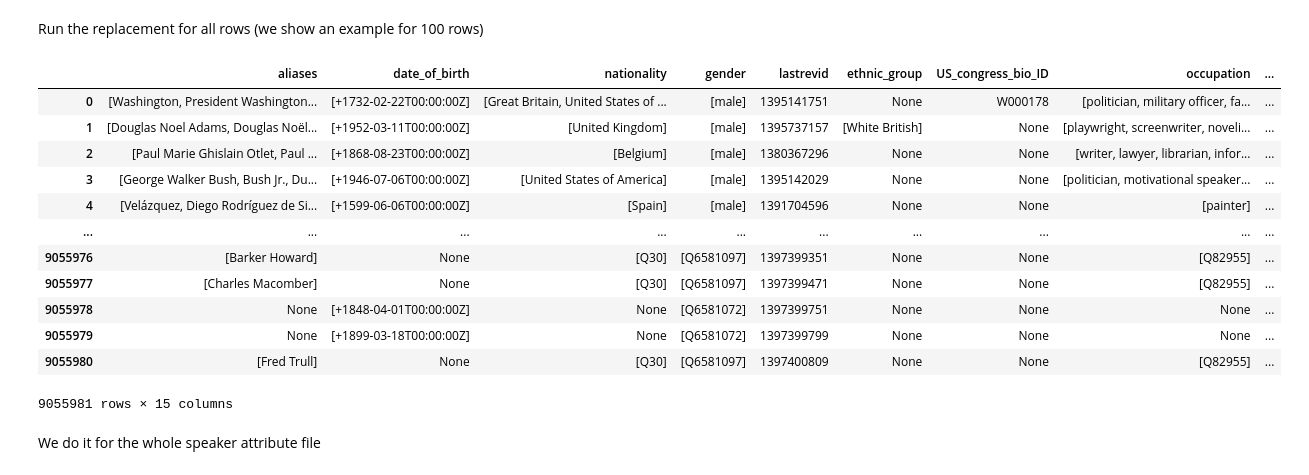
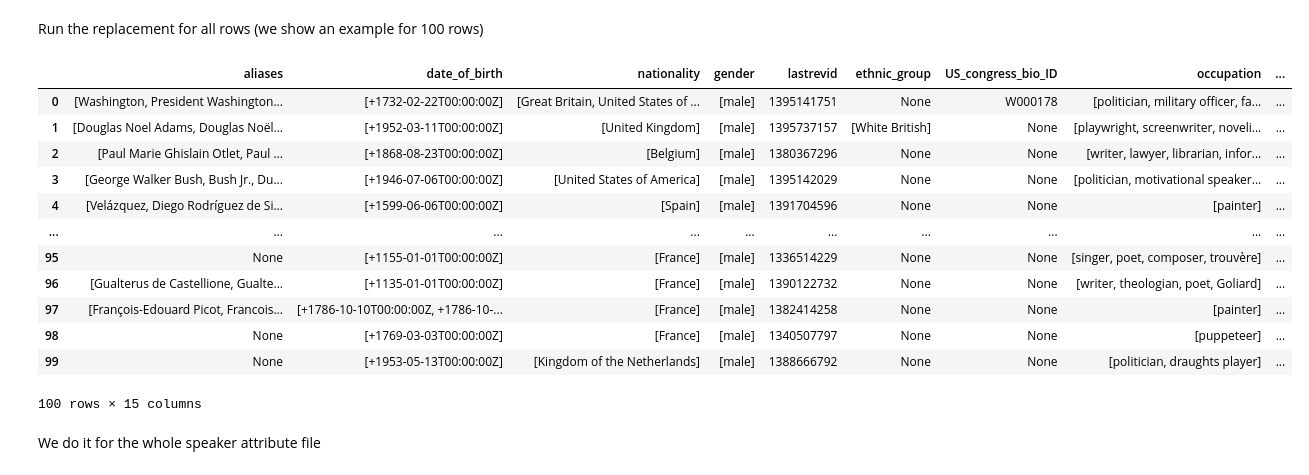
Before and after one commit to lucarossi9/Applied-Data-Analysis-project, a Jupyter notebook: data_transformation_notebooks/Transform special attributes.ipynb, the cells around one changed output. Saved outputs shown, nothing was run; the diff lists cells and outputs as text; code cells hidden in the pictures.

Commit message:
Refactored fors from transform special attributes

```diff
--- a/data_transformation_notebooks/Transform special attributes.ipynb
+++ b/data_transformation_notebooks/Transform special attributes.ipynb
@@ -9,7 +9,7 @@ Load the parquet dataframe with attributes of each author
 # %%
 speaker_attributes = pd.read_parquet("../data/speaker_attributes.parquet")
 
-QID_columns = ["nationality", "gender", "ethnic_group", "occupation", "party", "candidacy", "religion", "academic_degree", "id"]
+QID_columns = ["nationality", "gender", "ethnic_group", "occupation", "party", "candidacy", "religion", "academic_degree"]
 
 speaker_attributes
 # %% [output]
@@ -52,7 +52,11 @@ Transform speaker attributes functions
 # %%
 # Given QID gets the value for it
 def get_QID_value(QID):
-    return conversion_QID.loc[QID]["Label"]
+    try:
+        val = conversion_QID.loc[QID]["Label"]
+    except:
+        val = None
+    return val
 
 def get_QID_value_remote(QID):
     entity = client.get(QID, load = True)
@@ -69,30 +65,26 @@ def replace_QID_by_value(df, row, QID_columns):
-# %%
-def replace_QID_by_value_for_rows(df, rows, QID_columns):
-    import concurrent.futures
-    executor = concurrent.futures.ThreadPoolExecutor(30)
-    for row in rows:
-        executor.submit(replace_QID_by_value, df, row, QID_columns)
-    executor.shutdown()
+# %%
+def replace_QID_by_value_for_rows(df, QID_columns):
+    return df.apply(lambda x: x.transform(lambda y: [get_QID_value(qid) for qid in y] if (y is not None) else y) if (x.name in QID_columns) else x, axis=0)
 # %% [markdown]
 Run the replacement for all rows (we show an example for 100 rows)
 # %%
-replace_QID_by_value_for_rows(speaker_attributes, range(100), QID_columns)
+result = replace_QID_by_value_for_rows(speaker_attributes[:100], QID_columns)
 
-speaker_attributes
+result
 # %% [output]
 |  | aliases | date_of_birth | nationality | gender | lastrevid | ethnic_group | US_congress_bio_ID | occupation | ... |
 | 0 | [Washington, President Washington... | [+1732-02-22T00:00:00Z] | [Great Britain, United States of ... | [male] | 1395141751 | None | W000178 | [politician, military officer, fa... | ... |
 | 1 | [Douglas Noel Adams, Douglas Noël... | [+1952-03-11T00:00:00Z] | [United Kingdom] | [male] | 1395737157 | [White British] | None | [playwright, screenwriter, noveli... | ... |
 | 2 | [Paul Marie Ghislain Otlet, Paul ... | [+1868-08-23T00:00:00Z] | [Belgium] | [male] | 1380367296 | None | None | [writer, lawyer, librarian, infor... | ... |
 | 3 | [George Walker Bush, Bush Jr., Du... | [+1946-07-06T00:00:00Z] | [United States of America] | [male] | 1395142029 | None | None | [politician, motivational speaker... | ... |
 | 4 | [Velázquez, Diego Rodríguez de Si... | [+1599-06-06T00:00:00Z] | [Spain] | [male] | 1391704596 | None | None | [painter] | ... |
 | ... | ... | ... | ... | ... | ... | ... | ... | ... | ... |
-| 9055976 | [Barker Howard] | None | [Q30] | [Q6581097] | 1397399351 | None | None | [Q82955] | ... |
-| 9055977 | [Charles Macomber] | None | [Q30] | [Q6581097] | 1397399471 | None | None | [Q82955] | ... |
-| 9055978 | None | [+1848-04-01T00:00:00Z] | None | [Q6581072] | 1397399751 | None | None | None | ... |
-| 9055979 | None | [+1899-03-18T00:00:00Z] | None | [Q6581072] | 1397399799 | None | None | None | ... |
-| 9055980 | [Fred Trull] | None | [Q30] | [Q6581097] | 1397400809 | None | None | [Q82955] | ... |
+| 95 | None | [+1155-01-01T00:00:00Z] | [France] | [male] | 1336514229 | None | None | [singer, poet, composer, trouvère] | ... |
+| 96 | [Gualterus de Castellione, Gualte... | [+1135-01-01T00:00:00Z] | [France] | [male] | 1390122732 | None | None | [writer, theologian, poet, Goliard] | ... |
+| 97 | [François-Edouard Picot, Francois... | [+1786-10-10T00:00:00Z, +1786-10-... | [France] | [male] | 1382414258 | None | None | [painter] | ... |
+| 98 | None | [+1769-03-03T00:00:00Z] | [France] | [male] | 1340507797 | None | None | [puppeteer] | ... |
+| 99 | None | [+1953-05-13T00:00:00Z] | [Kingdom of the Netherlands] | [male] | 1388666792 | None | None | [politician, draughts player] | ... |
-9055981 rows × 15 columns
+100 rows × 15 columns
 # %% [markdown]
 We do it for the whole speaker attribute file
 # %%
```
Also changed, not shown: parts of 3 cells of this notebook.
